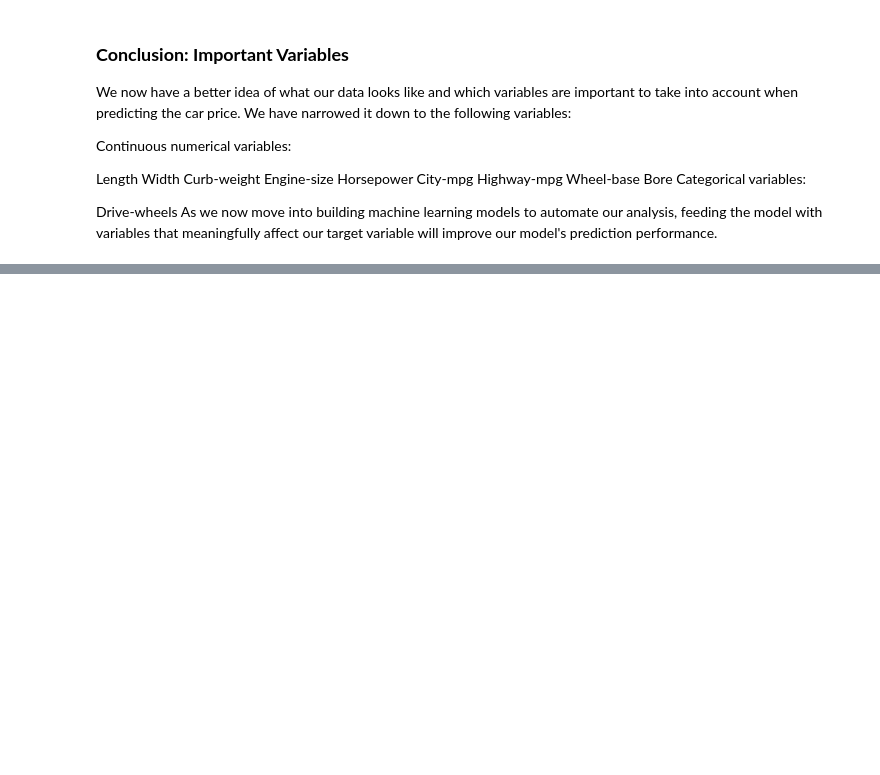
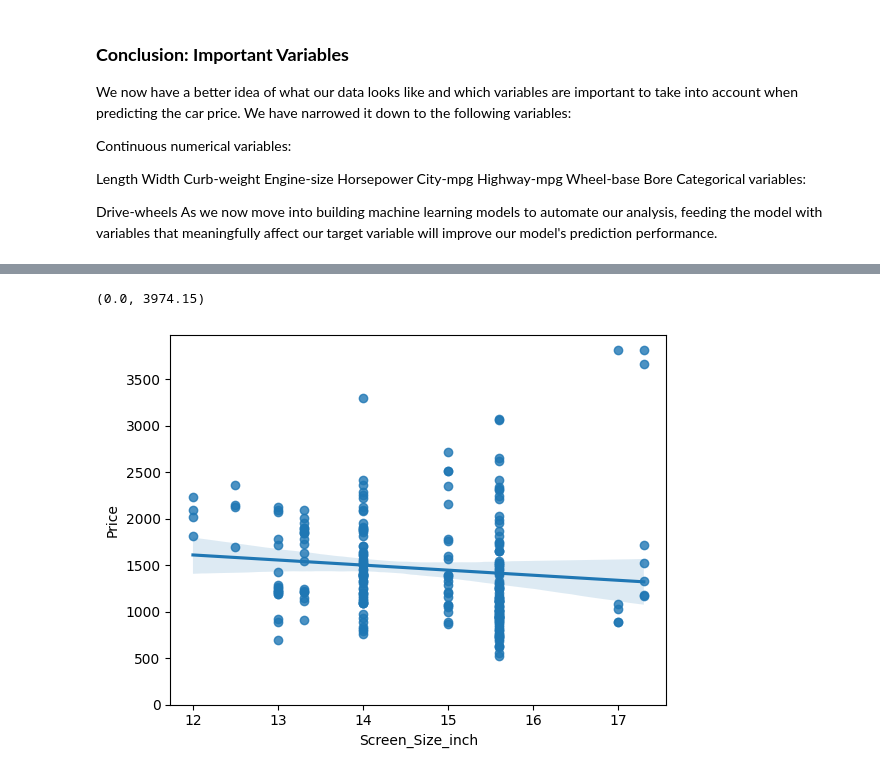
Before and after one commit to jaypay161-codealchemy/Data_Analysis_with_Python, a Jupyter notebook: Module-3.ipynb, the cells around one changed output, grey strips where cells are left out. Drawn from its saved outputs; the diff is of its cells as text; code cells hidden in the pictures; blank space fills up the shorter version.

```diff
--- a/Module-3.ipynb
+++ b/Module-3.ipynb
@@ -662,0 +738,6 @@ As we now move into building machine learning models to automate our analysis, f
+# %%
+sns.regplot(x='Screen_Size_inch',y='Price', data=df1)
+plt.ylim(0,)
+# %% [output]
+(0.0, 3974.15)
+[figure, added]
```
Also changed, not shown: parts of 32 cells of this notebook, 1 other file.
